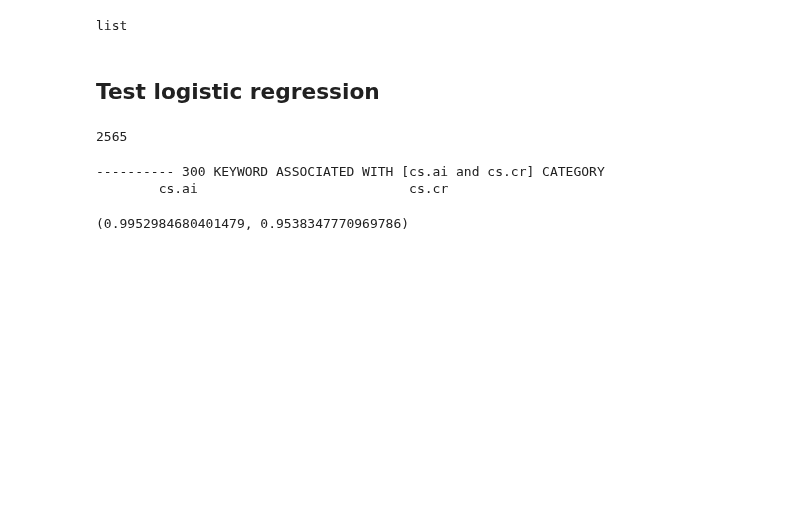
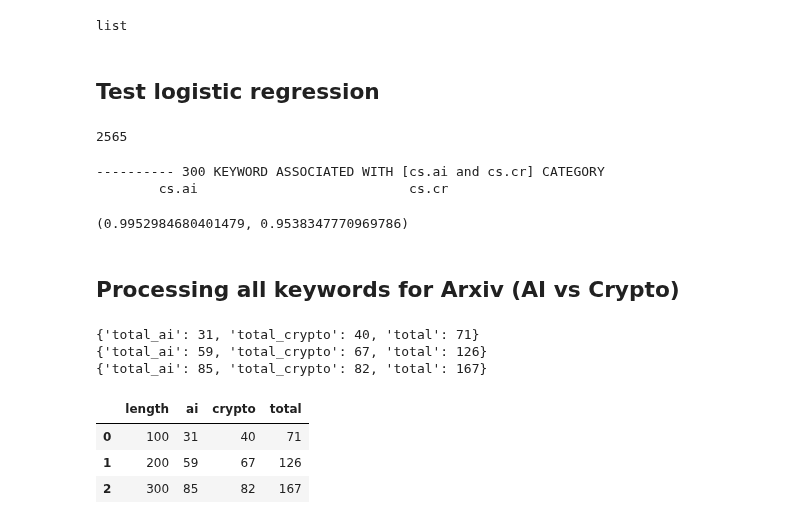
Before and after one commit to IIT-ML/interpretable-text-classification, a Jupyter notebook: arxiv_bulk_data_access.ipynb, the cells around one changed output. Drawn from its saved outputs; the diff is of its cells as text; code cells hidden in the pictures; blank space fills up the shorter version.

```diff
--- a/arxiv_bulk_data_access.ipynb
+++ b/arxiv_bulk_data_access.ipynb
@@ -347,3 +347,67 @@ scisport_df = pd.DataFrame({'sci/tech_k':  k_ai,
 clf.score(X_train['docs'], y_train), clf.score(X_test['docs'], y_test)
 # %% [output]
 (0.9952984680401479, 0.9538347770969786)
+# %% [markdown]
+## Processing all keywords for Arxiv (AI vs Crypto)
+# %%
+import json
+
+KEYWORD_DIR = "/home/anneke/Documents/ann-mitchell-text-classification/data/arxiv-aicrypto-keywords"
+
+filelist = os.listdir(KEYWORD_DIR)
+
+arxiv_keyword = {}
+arxiv_keyword['100'] = {}
+arxiv_keyword['200'] = {}
+arxiv_keyword['300'] = {}
+
+keys = {}
+
+for file in filelist:
+    with open(os.path.join(KEYWORD_DIR, file), 'r') as text:
+        file_token = file[:-4].split('-')
+
+        f = text.readlines()
+        keylist = []
+        for l in f:
+            keylist.append(l.strip())
+
+        arxiv_keyword[file_token[-1]][file_token[-2]] = keylist
+
+for i in range(100, 301, 100):
+    arxiv_keyword[str(i)]['summary'] = {}
+    arxiv_keyword[str(i)]['summary']['total_ai'] = len(arxiv_keyword[str(i)]['ai'])
+    arxiv_keyword[str(i)]['summary']['total_crypto'] = len(arxiv_keyword[str(i)]['crypto'])
+    arxiv_keyword[str(i)]['summary']['total'] = arxiv_keyword[str(i)]['summary']['total_ai'] + arxiv_keyword[str(i)]['summary']['total_crypto']
+
+for i in range(100, 301, 100):
+    print(arxiv_keyword[str(i)]['summary'])
+
+# save to JSON file
+with open(os.path.join(KEYWORD_DIR, 'arxiv_keywords.json'), 'w') as json_file:
+    json.dump(arxiv_keyword, json_file, indent=4)
+# %% [output]
+{'total_ai': 31, 'total_crypto': 40, 'total': 71}
+{'total_ai': 59, 'total_crypto': 67, 'total': 126}
+{'total_ai': 85, 'total_crypto': 82, 'total': 167}
+# %%
+arxiv_dict = {}
+arxiv_dict['length'] = []
+arxiv_dict['ai'] = []
+arxiv_dict['crypto'] = []
+arxiv_dict['total'] = []
+
+
+for i in range(100, 301, 100):
+    arxiv_dict['length'].append(i)
+    arxiv_dict['ai'].append(arxiv_keyword[str(i)]['summary']['total_ai'])
+    arxiv_dict['crypto'].append(arxiv_keyword[str(i)]['summary']['total_crypto'])
+    arxiv_dict['total'].append(arxiv_keyword[str(i)]['summary']['total'])
+# %%
+arxiv_df = pd.DataFrame(arxiv_dict)
+arxiv_df
+# %% [output]
+|  | length | ai | crypto | total |
+| 0 | 100 | 31 | 40 | 71 |
+| 1 | 200 | 59 | 67 | 126 |
+| 2 | 300 | 85 | 82 | 167 |
```
Also changed, not shown: 8 other files.
